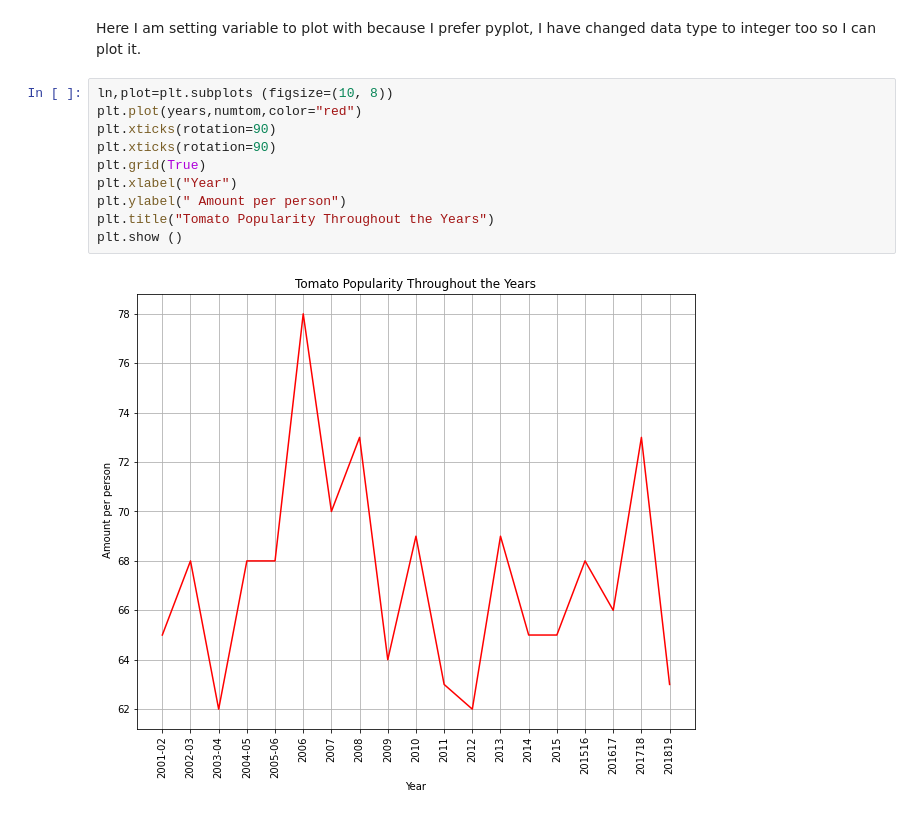
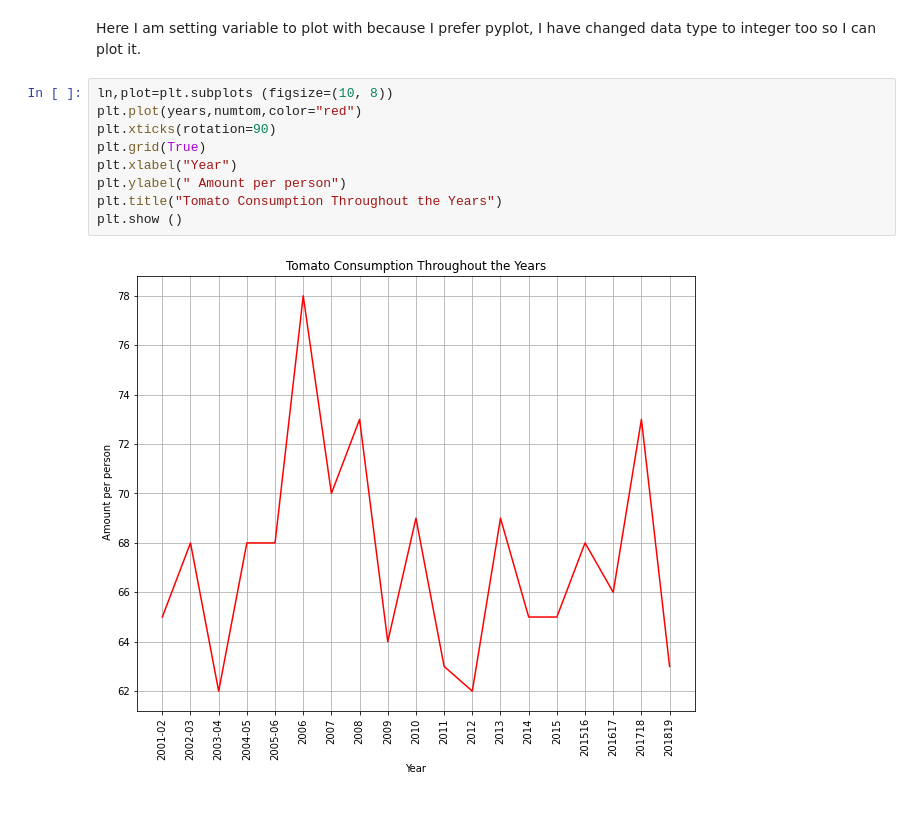
Before and after one commit to kass173/Project-1, a Jupyter notebook: Working_copy_project-Helen(to_plot_trend_lines) .ipynb, the cells around one changed output. Saved outputs shown, nothing was run; the diff lists cells and outputs as text.

```diff
--- a/Working_copy_project-Helen(to_plot_trend_lines) .ipynb
+++ b/Working_copy_project-Helen(to_plot_trend_lines) .ipynb
@@ -76,12 +76,11 @@ Here I am setting variable to plot with because I prefer pyplot, I have changed
 # %%
 ln,plot=plt.subplots (figsize=(10, 8))
 plt.plot(years,numtom,color="red")
 plt.xticks(rotation=90)
-plt.xticks(rotation=90)
 plt.grid(True)
 plt.xlabel("Year")
 plt.ylabel(" Amount per person")
-plt.title("Tomato Popularity Throughout the Years")
+plt.title("Tomato Consumption Throughout the Years")
 plt.show ()
 # %% [output]
-[figure, old version]
+[figure, new version]
```
Also changed, not shown: parts of 6 cells of this notebook.
